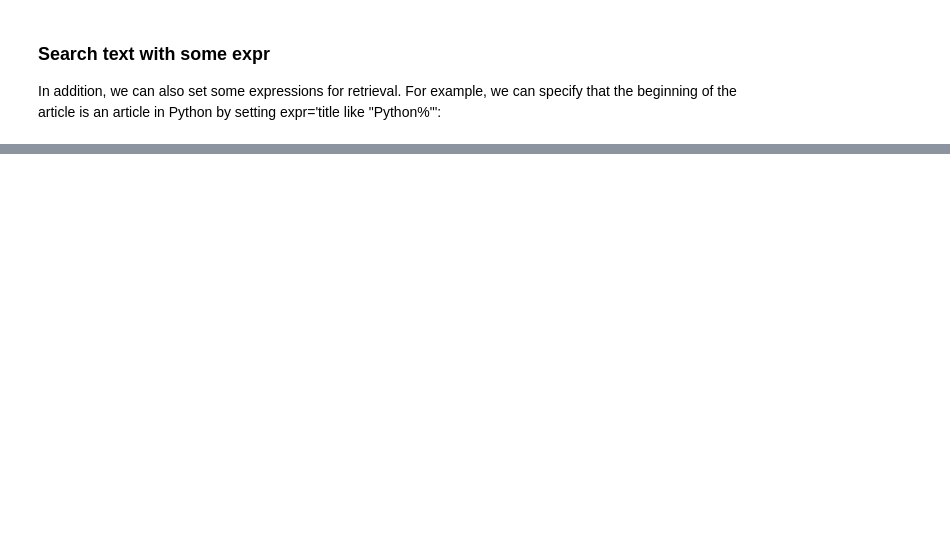
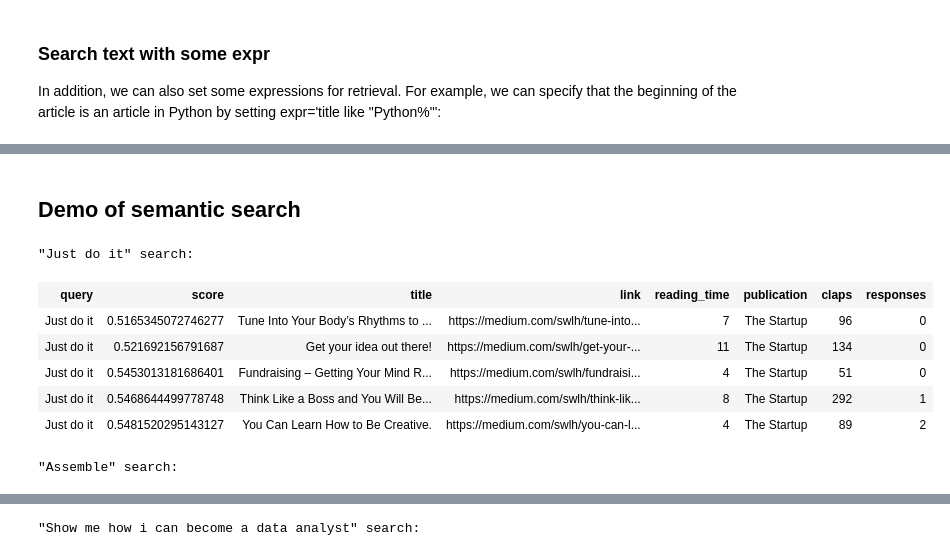
Before and after one commit to williamaredal/Milvus-Vector-Database, a Jupyter notebook: search_article_in_medium.ipynb, the cells around one changed output, grey strips where cells are left out. Saved outputs shown, nothing was run; the diff lists cells and outputs as text; code cells hidden in the pictures; blank space fills up the shorter version.

```diff
--- a/search_article_in_medium.ipynb
+++ b/search_article_in_medium.ipynb
@@ -286,0 +398,44 @@ collection.query(
+# %% [markdown]
+## Demo of semantic search
+# %%
+# Variables specifying what column and collection to perform ANN comparrison against
+vector_columns = ['title_vector']
+collection_name = 'search_article_in_medium'
+
+# What columns to return for view
+response_output = ['title', 'link', 'reading_time', 'publication', 'claps', 'responses']
+
+
+demo_pipe = (pipe.input('query')
+                    .map('query', 'vec', ops.text_embedding.dpr(model_name="facebook/dpr-ctx_encoder-single-nq-base"))
+                    .map('vec', 'vec', lambda x: x / np.linalg.norm(x, axis=0))
+                    .flat_map('vec', ('id', 'score', 'title', 'link', 'reading_time', 'publication', 'claps', 'responses'),
+                                       ops.ann_search.milvus_client(host=server_host,
+                                                                    port=server_port,
+                                                                    collection_name=collection_name,
+                                                                    vector_field=vector_columns,
+                                                                    output_fields=response_output,
+                                                                    limit=5))
+                    .output(*['query', 'score'], *response_output)
+               )
+
+print('\n"Just do it" search:')
+res_semantic1 = demo_pipe('Just do it')
+DataCollection(res_semantic1).show()
+
+print('\n"Assemble" search:')
+res_semantic2 = demo_pipe('Assemble')
+DataCollection(res_semantic2).show()
+
+print('\n"Show me how i can become a data analyst" search:')
+res_semantic3 = demo_pipe('Show me how i can become a data analyst')
+DataCollection(res_semantic3).show()
+# %% [output]
+"Just do it" search:
+| query | score | title | link | reading_time | publication | claps | responses |
+| Just do it | 0.5165345072746277 | Tune Into Your Body’s Rhythms to ... | https://medium.com/swlh/tune-into... | 7 | The Startup | 96 | 0 |
+| Just do it | 0.521692156791687 | Get your idea out there! | https://medium.com/swlh/get-your-... | 11 | The Startup | 134 | 0 |
+| Just do it | 0.5453013181686401 | Fundraising – Getting Your Mind R... | https://medium.com/swlh/fundraisi... | 4 | The Startup | 51 | 0 |
+| Just do it | 0.5468644499778748 | Think Like a Boss and You Will Be... | https://medium.com/swlh/think-lik... | 8 | The Startup | 292 | 1 |
+| Just do it | 0.5481520295143127 | You Can Learn How to Be Creative. | https://medium.com/swlh/you-can-l... | 4 | The Startup | 89 | 2 |
+"Assemble" search:
@@ -286,0 +448 @@ collection.query(
+"Show me how i can become a data analyst" search:
```
Also changed, not shown: parts of 18 cells of this notebook.
